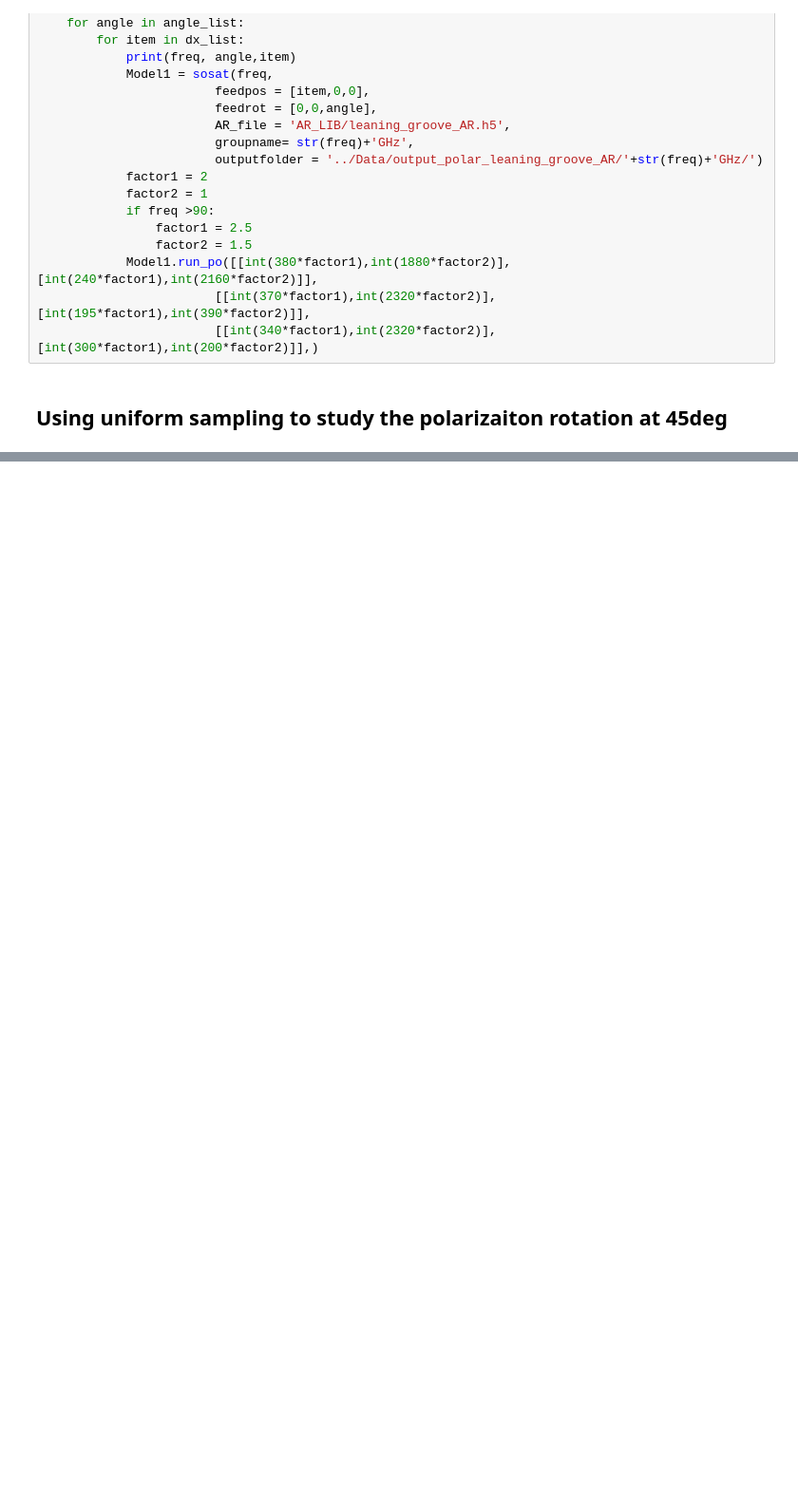
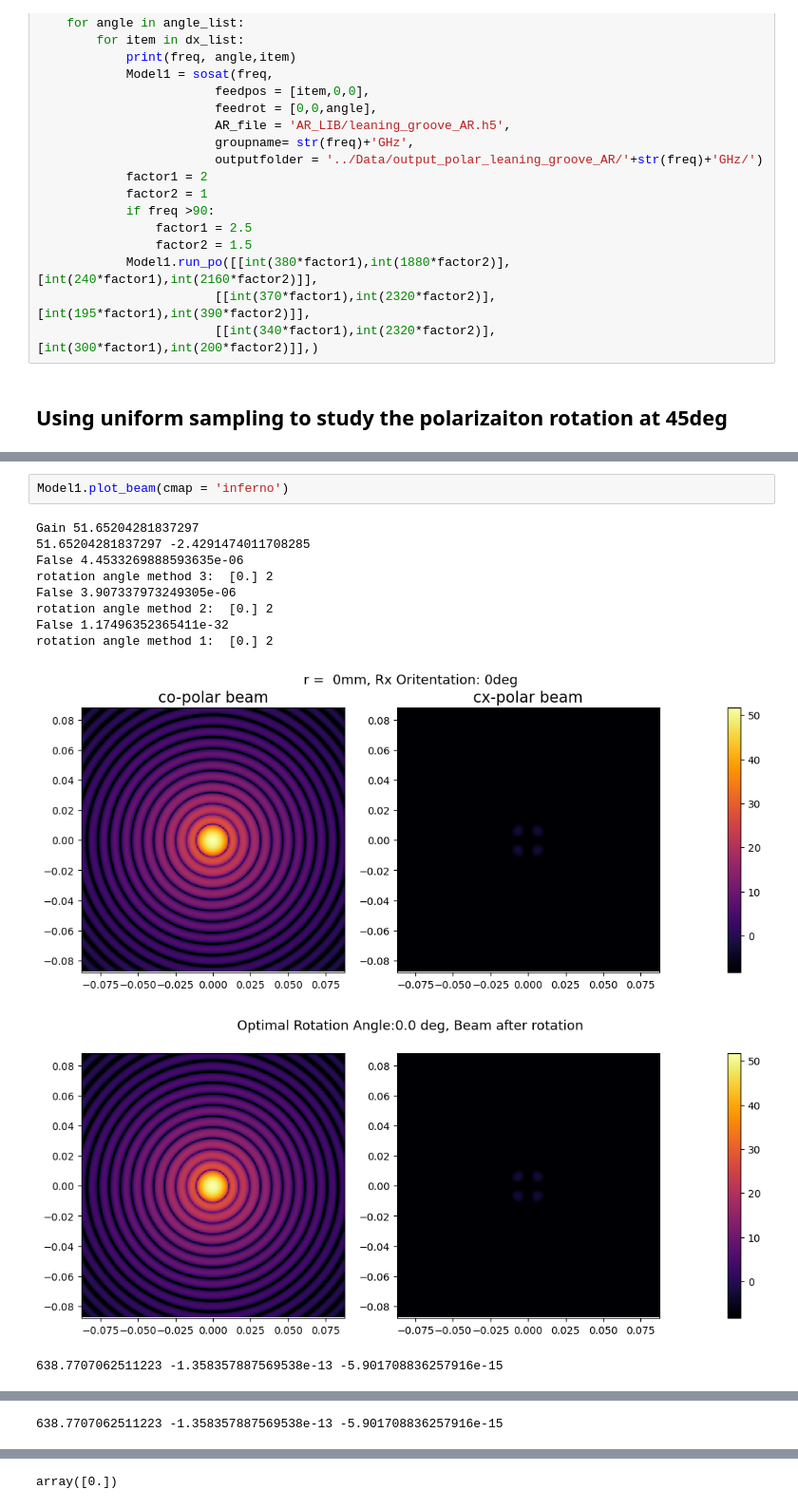
Before and after one commit to XiaodongRencologne/PO_test, a Jupyter notebook: sosat_code_polar_AR_study.ipynb, the cells around one changed output, grey strips where cells are left out. Shown at 95% size. Drawn from its saved outputs; the diff is of its cells as text; blank space fills up the shorter version.

```diff
--- a/sosat_code_polar_AR_study.ipynb
+++ b/sosat_code_polar_AR_study.ipynb
@@ -135,0 +119,14 @@ for freq in freq_list:
+# %%
+Model1.plot_beam(cmap = 'inferno')
+# %% [output]
+Gain 51.65204281837297
+51.65204281837297 -2.4291474011708285
+False 4.4533269888593635e-06
+rotation angle method 3:  [0.] 2
+False 3.907337973249305e-06
+rotation angle method 2:  [0.] 2
+False 1.17496352365411e-32
+rotation angle method 1:  [0.] 2
+[figure, added]
+[figure, added]
+638.7707062511223 -1.358357887569538e-13 -5.901708836257916e-15
@@ -135,0 +134 @@ for freq in freq_list:
+638.7707062511223 -1.358357887569538e-13 -5.901708836257916e-15
@@ -135,0 +136 @@ for freq in freq_list:
+array([0.])
```
Also changed, not shown: parts of 6 cells of this notebook, 17 other files.
